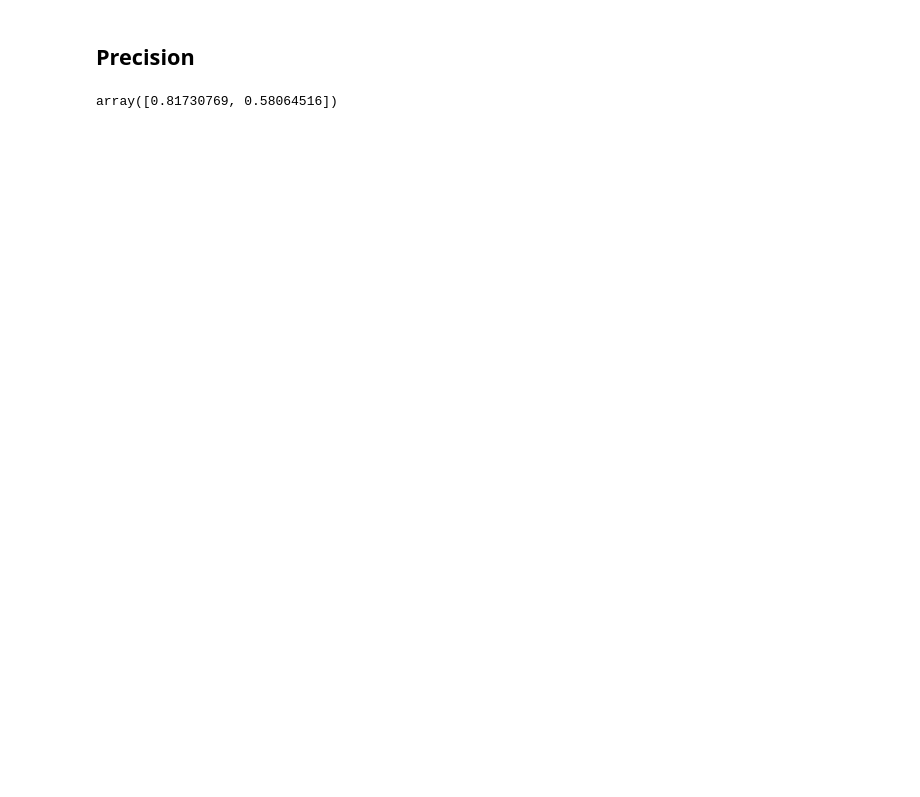
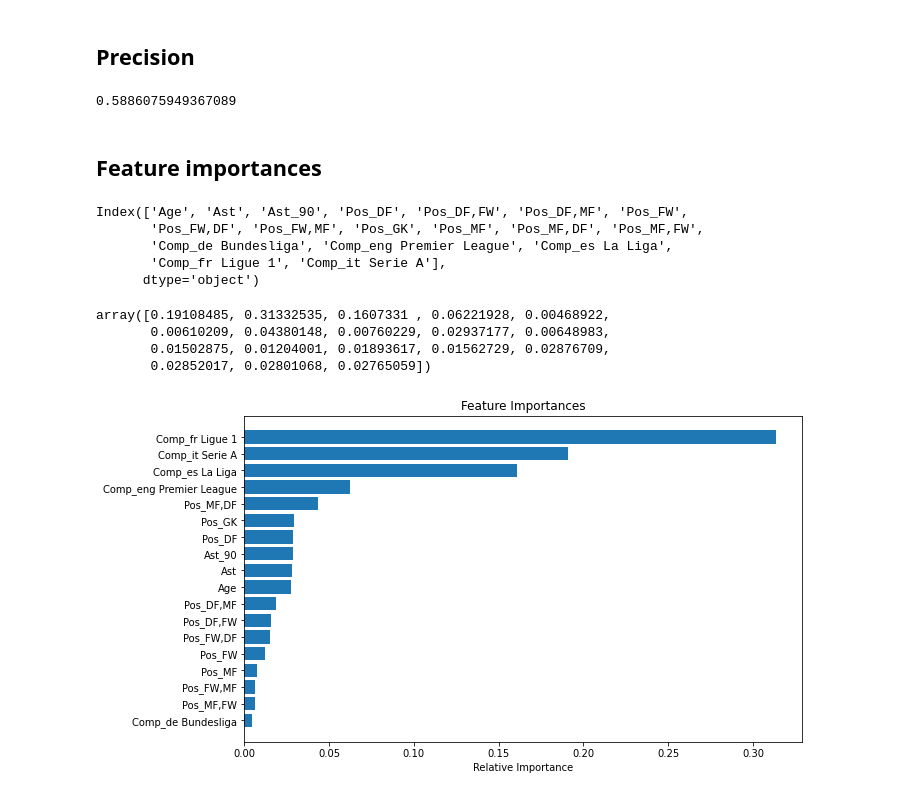
Before and after one commit to benjokapu/tpAvanzadoIA, a Jupyter notebook: analisis.ipynb, the cells around one changed output. Drawn from its saved outputs; the diff is of its cells as text; code cells hidden in the pictures; blank space fills up the shorter version.

```diff
--- a/analisis.ipynb
+++ b/analisis.ipynb
@@ -480,6 +529,35 @@ Mejor puntuación de validación cruzada: 0.8066586049368499
 # %% [markdown]
 ## Precision
 # %%
-precision_score(y_test, y_pred, average=None)
+precision_score(y_test, y_pred)
 # %% [output]
-array([0.81730769, 0.58064516])
+0.5886075949367089
+# %% [markdown]
+## Feature importances
+# %%
+X_train.columns
+# %% [output]
+Index(['Age', 'Ast', 'Ast_90', 'Pos_DF', 'Pos_DF,FW', 'Pos_DF,MF', 'Pos_FW',
+       'Pos_FW,DF', 'Pos_FW,MF', 'Pos_GK', 'Pos_MF', 'Pos_MF,DF', 'Pos_MF,FW',
+       'Comp_de Bundesliga', 'Comp_eng Premier League', 'Comp_es La Liga',
+       'Comp_fr Ligue 1', 'Comp_it Serie A'],
+      dtype='object')
+# %%
+dt_model.feature_importances_
+# %% [output]
+array([0.19108485, 0.31332535, 0.1607331 , 0.06221928, 0.00468922,
+       0.00610209, 0.04380148, 0.00760229, 0.02937177, 0.00648983,
+       0.01502875, 0.01204001, 0.01893617, 0.01562729, 0.02876709,
+       0.02852017, 0.02801068, 0.02765059])
+# %%
+importances = dt_model.feature_importances_[::-1]
+indices = np.argsort(importances)
+
+plt.figure(figsize=(10, 6))
+plt.title("Feature Importances")
+plt.barh(range(X_train.shape[1]), importances[indices], align="center")
+plt.yticks(range(X_train.shape[1]), X_train.columns[indices])
+plt.xlabel("Relative Importance")
+plt.show()
+# %% [output]
+[figure, added]
```
Also changed, not shown: parts of 38 cells of this notebook.
